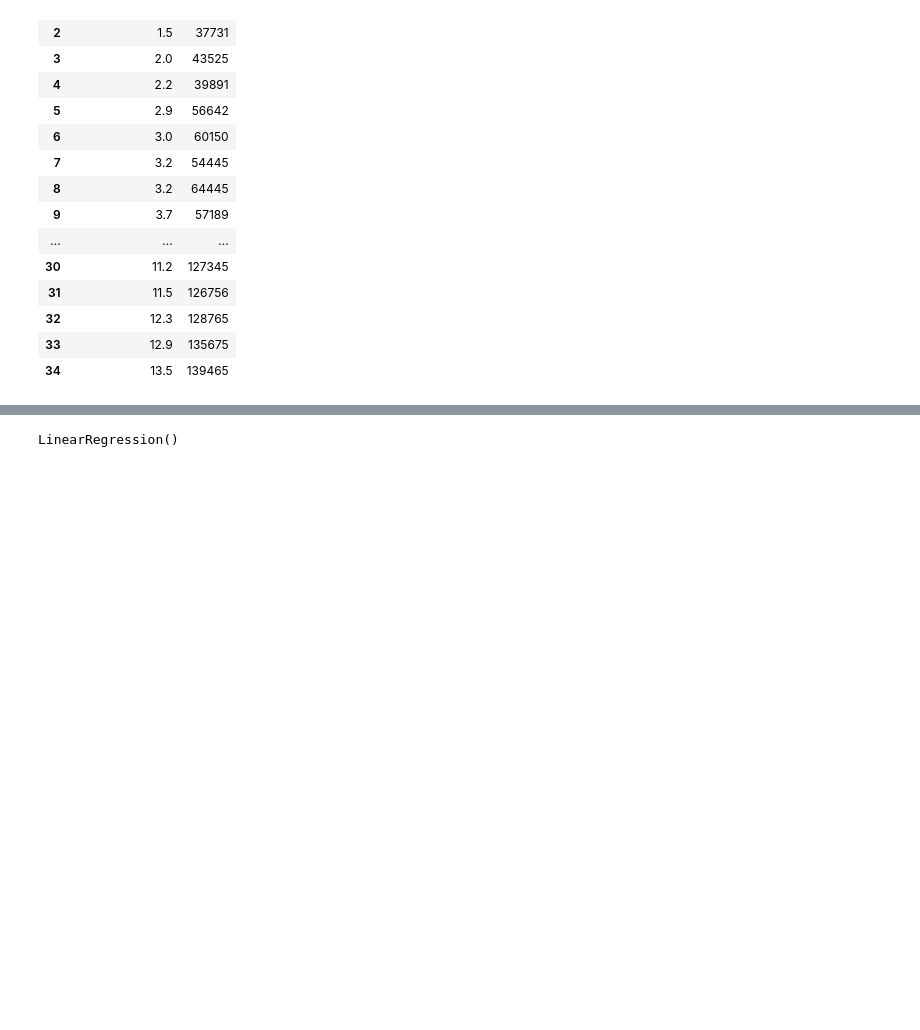
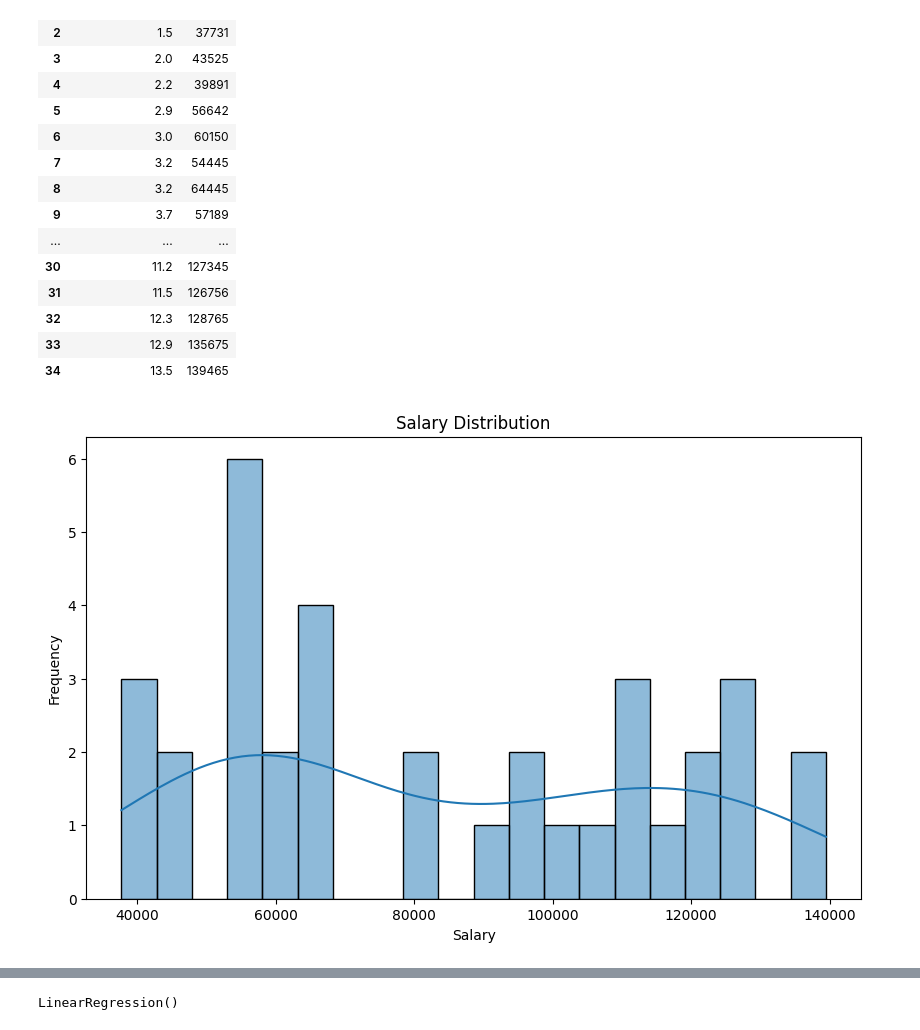
Before and after one commit to SimranShaikh20/Customer-Salary-Based-on-Experience, a Jupyter notebook: Salary_expectation_based_on_experiences.ipynb, the cells around one changed output, grey strips where cells are left out. Saved outputs shown, nothing was run; the diff lists cells and outputs as text; code cells hidden in the pictures; blank space fills up the shorter version.

```diff
--- a/Salary_expectation_based_on_experiences.ipynb
+++ b/Salary_expectation_based_on_experiences.ipynb
@@ -97,0 +104,10 @@ data
+# %%
+# Histogram of Salary
+plt.figure(figsize=(10, 6))
+sns.histplot(data['Salary'], bins=20, kde=True)
+plt.title('Salary Distribution')
+plt.xlabel('Salary')
+plt.ylabel('Frequency')
+plt.show()
+# %% [output]
+[figure, added]
```
Also changed, not shown: parts of 15 cells of this notebook, 1 other file.
